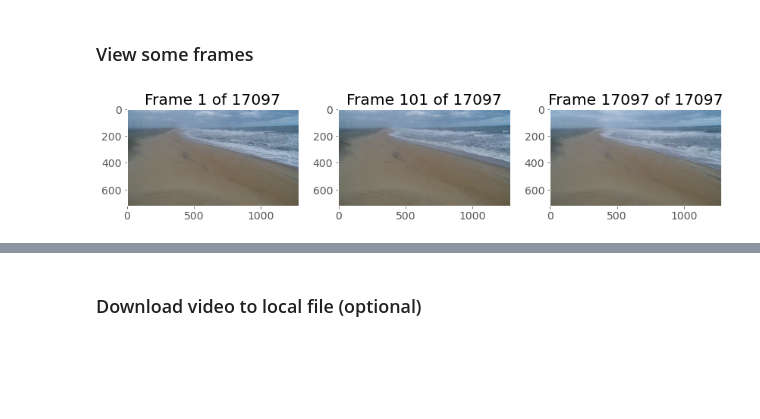
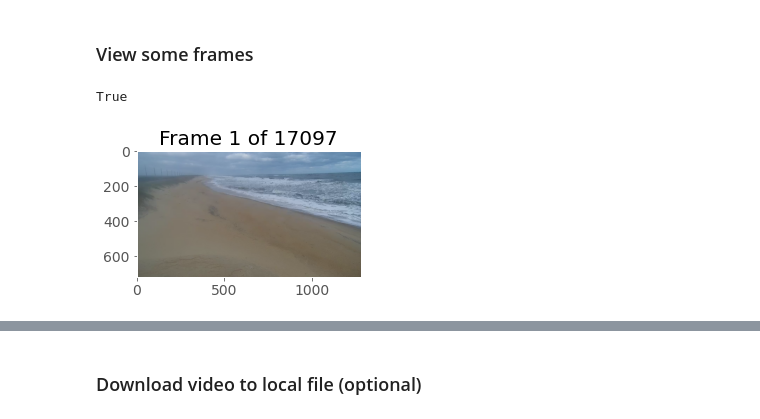
Before and after one commit to UNCG-DAISY/PyWebCAT, a Jupyter notebook: notebooks/pywebcat_demo.ipynb, the cells around one changed output, grey strips where cells are left out. Cells and saved outputs as stored; diff of their text form; code cells hidden in the pictures; blank space fills up the shorter version.

```diff
--- a/notebooks/pywebcat_demo.ipynb
+++ b/notebooks/pywebcat_demo.ipynb
@@ -26,7 +26,11 @@ Total frames: 17097
 FPS: 28
 # %% [markdown]
 ### View some frames
-# %%
-wc.plot_frames(frames=[0, 100, wc.frames - 1])
-# %% [output]
-[figure, removed]
+# %%
+isinstance(a, np.ndarray)
+# %% [output]
+True
+# %%
+a = wc.plot_frames()
+# %% [output]
+[figure, added]
```
Also changed, not shown: parts of 4 cells of this notebook, 20 other files.
